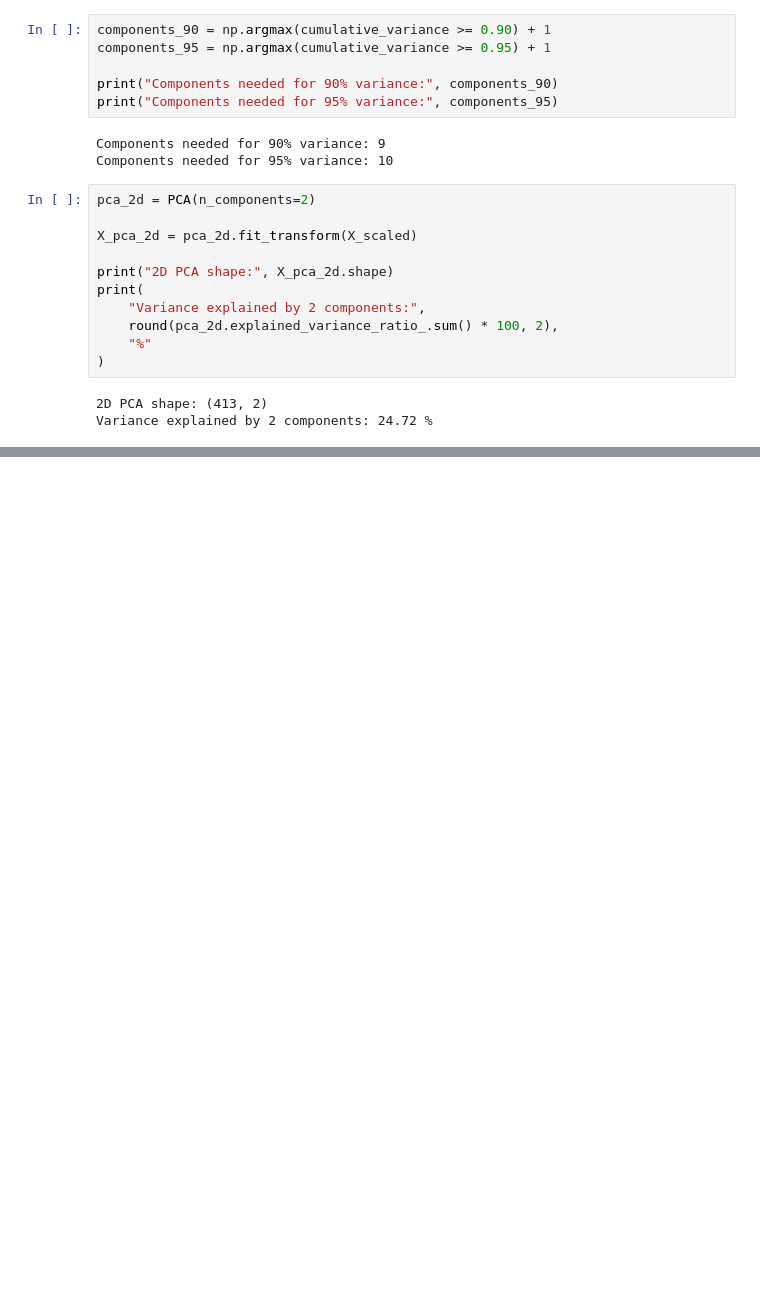
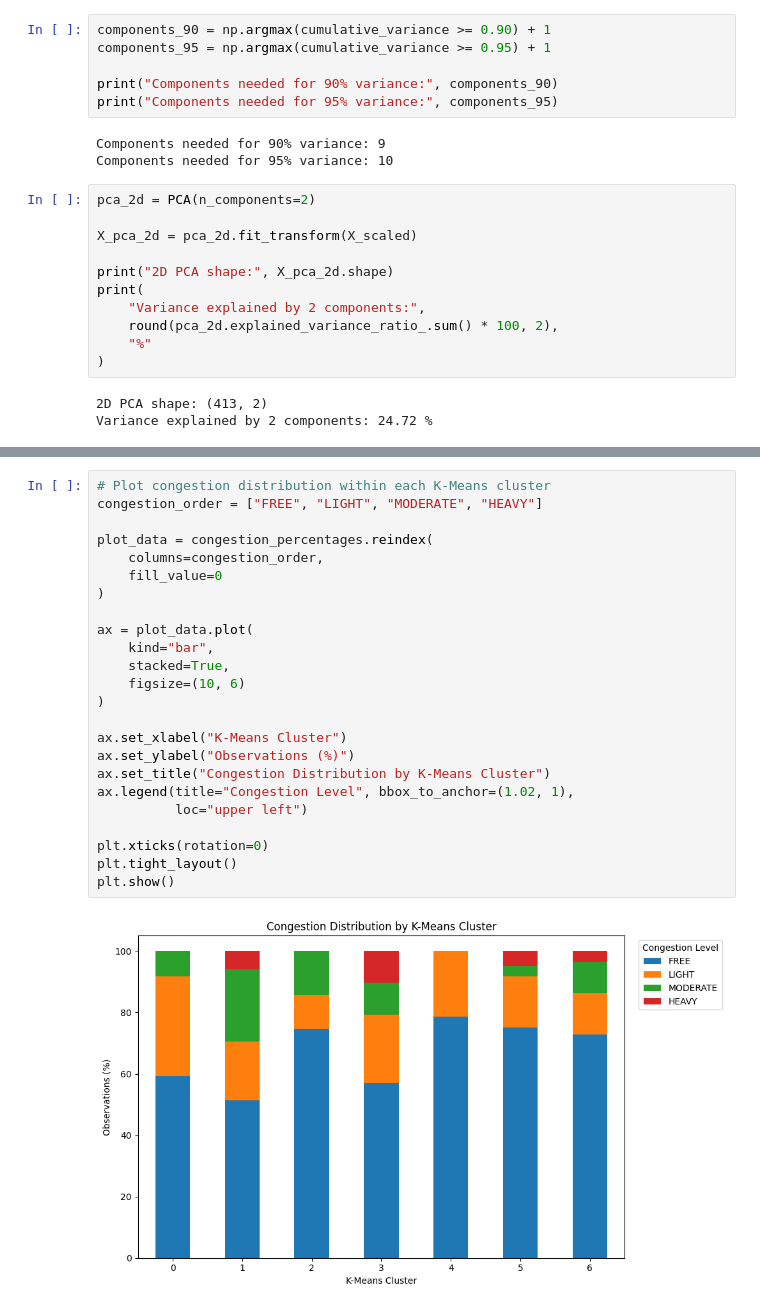
Before and after one commit to GaneshSarathi19/TrafficIntelligenceML, a Jupyter notebook: notebooks/clustering/traffic_clustering.ipynb, the cells around one changed output, grey strips where cells are left out. Cells and saved outputs as stored; diff of their text form; blank space fills up the shorter version.

```diff
--- a/notebooks/clustering/traffic_clustering.ipynb
+++ b/notebooks/clustering/traffic_clustering.ipynb
@@ -494,0 +683,26 @@ Variance explained by 2 components: 24.72 %
+# %%
+# Plot congestion distribution within each K-Means cluster
+congestion_order = ["FREE", "LIGHT", "MODERATE", "HEAVY"]
+
+plot_data = congestion_percentages.reindex(
+    columns=congestion_order,
+    fill_value=0
+)
+
+ax = plot_data.plot(
+    kind="bar",
+    stacked=True,
+    figsize=(10, 6)
+)
+
+ax.set_xlabel("K-Means Cluster")
+ax.set_ylabel("Observations (%)")
+ax.set_title("Congestion Distribution by K-Means Cluster")
+ax.legend(title="Congestion Level", bbox_to_anchor=(1.02, 1),
+          loc="upper left")
+
+plt.xticks(rotation=0)
+plt.tight_layout()
+plt.show()
+# %% [output]
+[figure, added]
```
Also changed, not shown: parts of 6 cells of this notebook.
